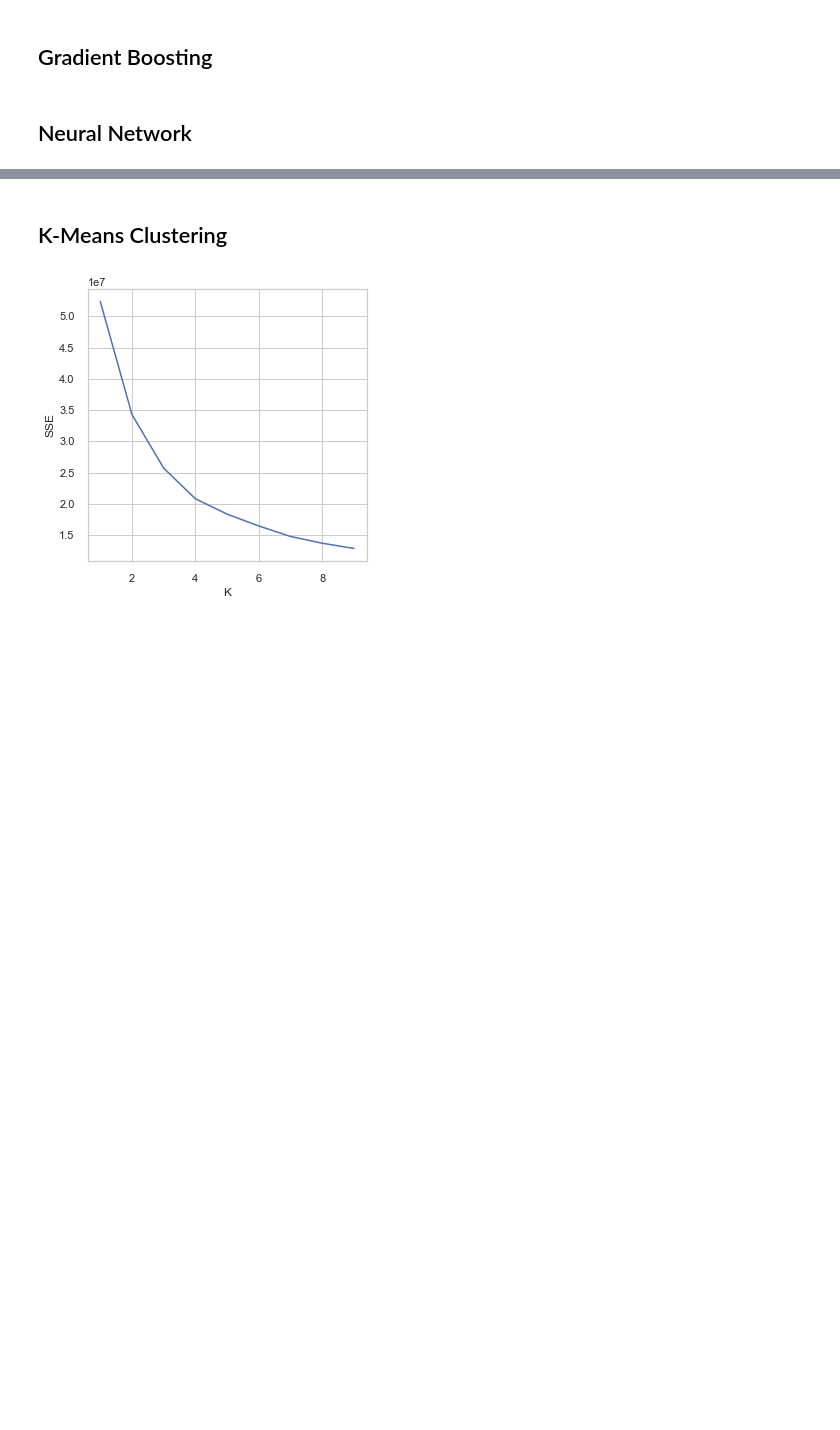
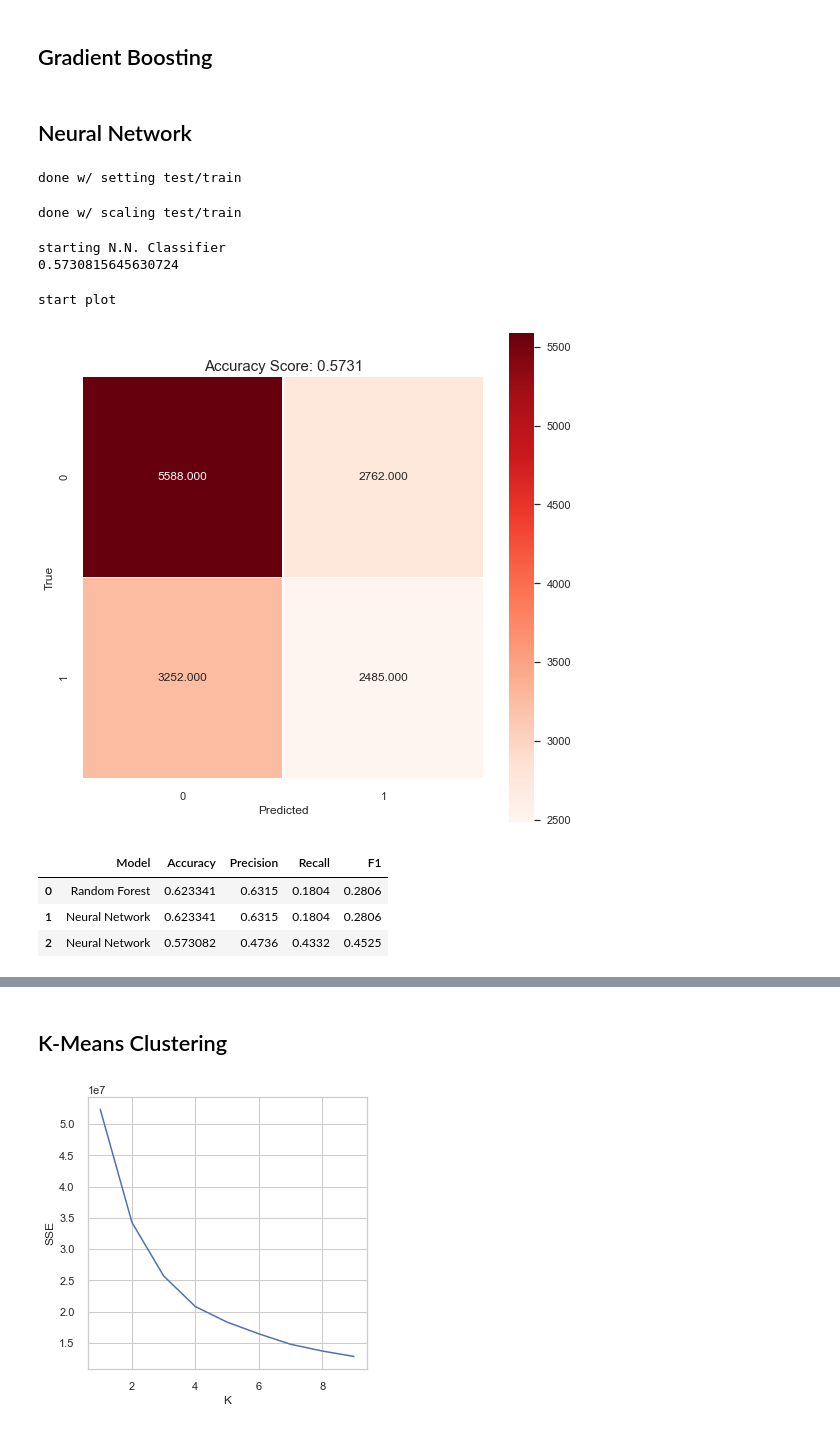
Before and after one commit to bcullinan32/ML_Course, a Jupyter notebook: Class-Data-Clean-Up.ipynb, the cells around one changed output, grey strips where cells are left out. Saved outputs shown, nothing was run; the diff lists cells and outputs as text; code cells hidden in the pictures; blank space fills up the shorter version.

Commit message:
basic imp. of N.N and KNN. Refactored Summary Stats Func

```diff
--- a/Class-Data-Clean-Up.ipynb
+++ b/Class-Data-Clean-Up.ipynb
@@ -729,3 +740,61 @@ Start Feature Importance
 ## Gradient Boosting
 # %% [markdown]
 ## Neural Network
+# %%
+# Create Copies of x test/train since I will scale them for N.N
+x_train_nn = x_train
+x_test_nn = x_test
+print('done w/ setting test/train')
+# %% [output]
+done w/ setting test/train
+# %%
+sc_X = StandardScaler()
+x_train_nn = sc_X.fit_transform(x_train_nn)
+x_test_nn = sc_X.transform(x_test_nn)
+print('done w/ scaling test/train')
+# %% [output]
+done w/ scaling test/train
+# %%
+print("starting N.N. Classifier")
+nn = MLPClassifier(hidden_layer_sizes=(256,128,64,32),
+                   activation="relu",random_state=1).fit(x_train_nn, y_train)
+y_pred_nn = nn.predict(x_test_nn)
+print(nn.score(x_test_nn, y_test))
+# %% [output]
+starting N.N. Classifier
+0.5730815645630724
+# %%
+#  N.N -- CM
+
+print("start plot")
+# Random Forest -- Plot CM
+model = nn # update mode
+cm_y_test = y_test
+cm_y_pred = y_pred_nn # Update yPred
+cm_x_test = x_test_nn
+
+cm, score = createConfMatrix(model,cm_y_test, cm_y_pred, cm_x_test)
+
+# plot result
+plt.figure(figsize=(9,9))
+fig= sns.heatmap(cm, annot=True, fmt=".3f", linewidths=.5, square = True, cmap = 'Reds');
+all_sample_title = "Accuracy Score: " + score.astype('str')
+plt.title(all_sample_title, size = 15);
+# %% [output]
+start plot
+[figure, added]
+# %%
+# N.N -- Precision/Recall Scores
+## Set Params
+model_name = "Neural Network"
+scores_y_test = y_test
+scores_y_pred = y_pred_nn # Update yPred
+
+## Call Function
+summaryDF = summaryStats(model_name,scores_y_test, scores_y_pred, summaryStatsDF)
+summaryDF
+# %% [output]
+|  | Model | Accuracy | Precision | Recall | F1 |
+| 0 | Random Forest | 0.623341 | 0.6315 | 0.1804 | 0.2806 |
+| 1 | Neural Network | 0.623341 | 0.6315 | 0.1804 | 0.2806 |
+| 2 | Neural Network | 0.573082 | 0.4736 | 0.4332 | 0.4525 |
```
Also changed, not shown: parts of 25 cells of this notebook.
